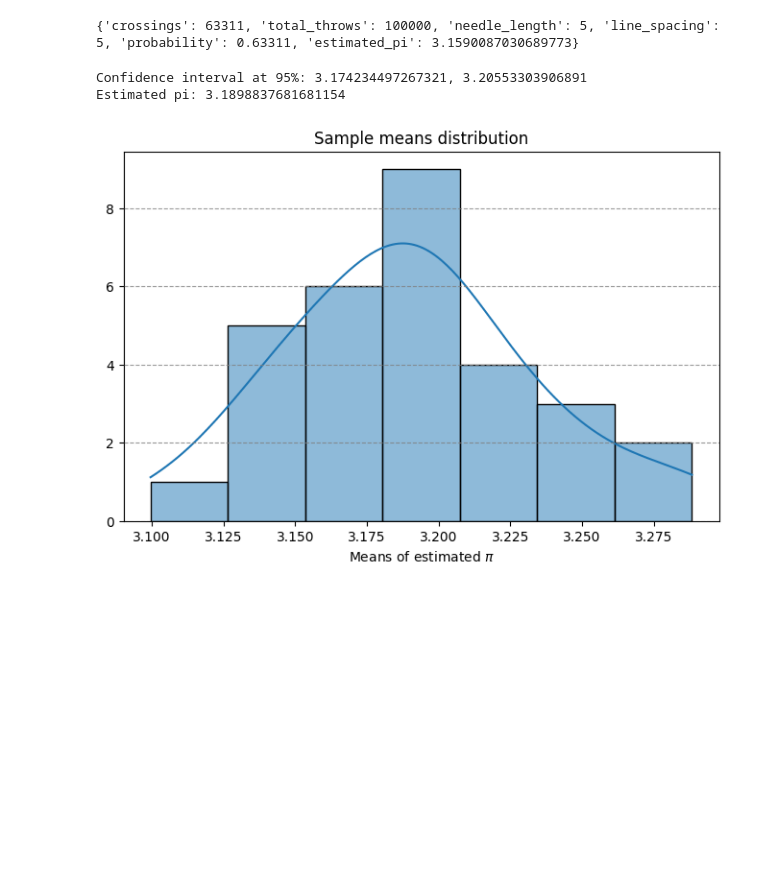
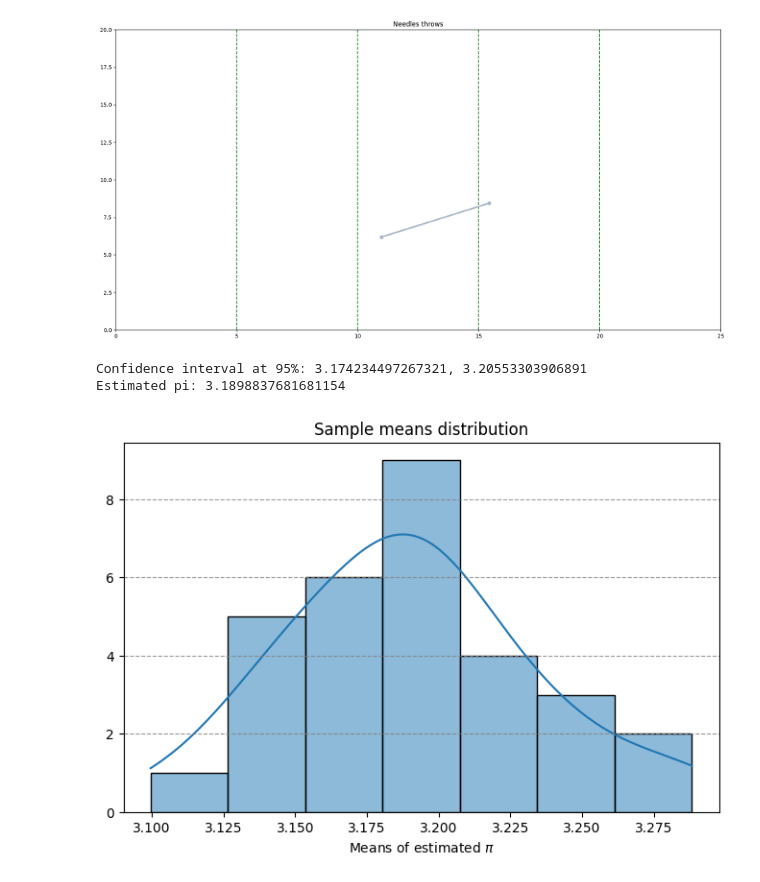
Before and after one commit to antonioschiro/buffon_needles, a Jupyter notebook: montecarlo_simulation.ipynb, the cells around one changed output. Cells and saved outputs as stored; diff of their text form; code cells hidden in the pictures; blank space fills up the shorter version.

```diff
--- a/montecarlo_simulation.ipynb
+++ b/montecarlo_simulation.ipynb
@@ -87,10 +87,11 @@ class LinedSheet:
                     marker = "8", markerfacecolor = "#acbacb", markeredgecolor = "#acbacb") # marker settings
         plt.show()
 # %%
-pi_sheet = LinedSheet(spacing=5, space_number=200, height=20)
-pi_sheet.throw_needles(throws_number=100_000)
-print(pi_sheet.calc_result())
+pi_sheet = LinedSheet(spacing=5, space_number=5, height=20)
-# %% [output]
-{'crossings': 63311, 'total_throws': 100000, 'needle_length': 5, 'line_spacing': 5, 'probability': 0.63311, 'estimated_pi': 3.1590087030689773}
+# %%
+pi_sheet.throw_needle()
+pi_sheet.display_needles()
+# %% [output]
+[figure, added]
 # %%
 def confidence_interval_calc(sheet:LinedSheet = pi_sheet, n_samples: int = 30, sample_dim: int = 30, throws_mumber: int = 100_000) -> tuple[float,tuple, np.ndarray]:
```
Also changed, not shown: parts of 9 cells of this notebook.
